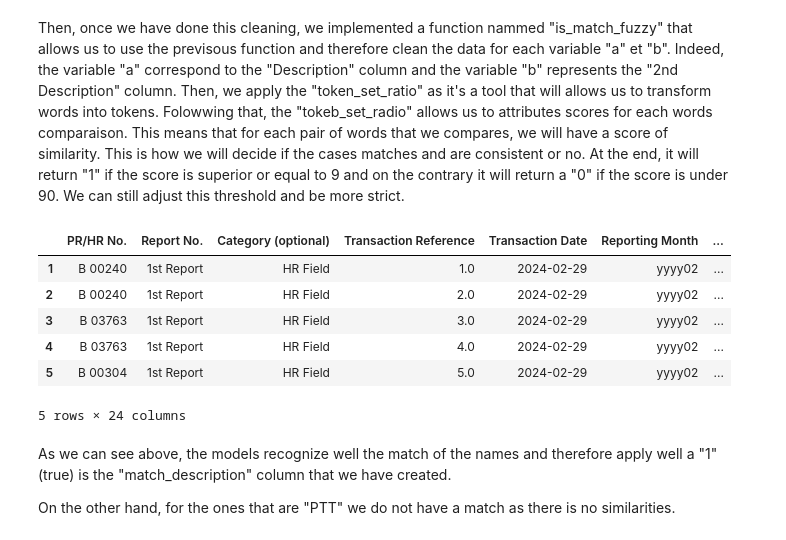
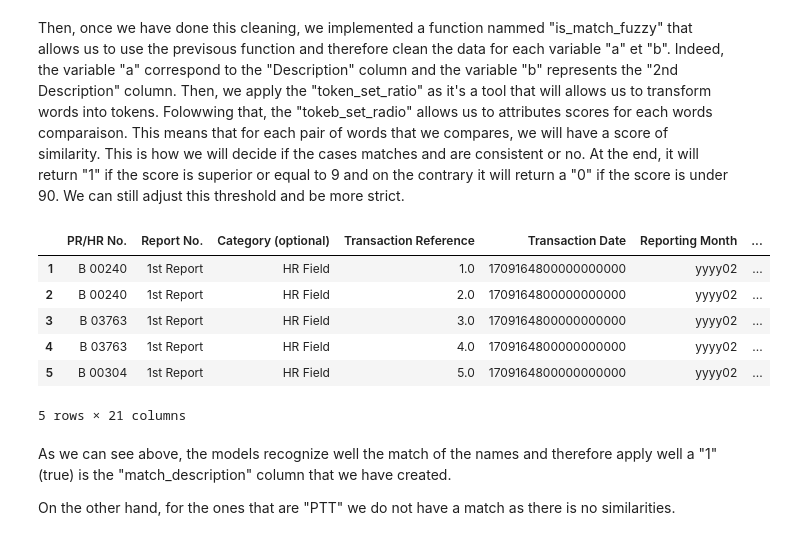
Before and after one commit to MaryaLatif/pi2-zacca, a Jupyter notebook: project.ipynb, the cells around one changed output. Drawn from its saved outputs; the diff is of its cells as text; code cells hidden in the pictures.

```diff
--- a/project.ipynb
+++ b/project.ipynb
@@ -1406,17 +1404,17 @@ def is_match_fuzzy(row, threshold=90):
     score = fuzz.token_set_ratio(a, b)
     return int(score >= threshold)
 
-finance_report["match_description"] = finance_report.apply(is_match_fuzzy, axis=1)
+finance_clean["match_description"] = finance_clean.apply(is_match_fuzzy, axis=1)
 # %%
-finance_report.head()
+finance_clean.head()
 # %% [output]
 |  | PR/HR No. | Report No. | Category (optional) | Transaction Reference | Transaction Date | Reporting Month | ... |
-| 1 | B 00240 | 1st Report | HR Field | 1.0 | 2024-02-29 | yyyy02 | ... |
-| 2 | B 00240 | 1st Report | HR Field | 2.0 | 2024-02-29 | yyyy02 | ... |
-| 3 | B 03763 | 1st Report | HR Field | 3.0 | 2024-02-29 | yyyy02 | ... |
-| 4 | B 03763 | 1st Report | HR Field | 4.0 | 2024-02-29 | yyyy02 | ... |
-| 5 | B 00304 | 1st Report | HR Field | 5.0 | 2024-02-29 | yyyy02 | ... |
+| 1 | B 00240 | 1st Report | HR Field | 1.0 | 1709164800000000000 | yyyy02 | ... |
+| 2 | B 00240 | 1st Report | HR Field | 2.0 | 1709164800000000000 | yyyy02 | ... |
+| 3 | B 03763 | 1st Report | HR Field | 3.0 | 1709164800000000000 | yyyy02 | ... |
+| 4 | B 03763 | 1st Report | HR Field | 4.0 | 1709164800000000000 | yyyy02 | ... |
+| 5 | B 00304 | 1st Report | HR Field | 5.0 | 1709164800000000000 | yyyy02 | ... |
-5 rows × 24 columns
+5 rows × 21 columns
 # %% [markdown]
 As we can see above, the models recognize well the match of the names and therefore apply well a "1" (true) is the "match_description" column that we have created.
 
```
Also changed, not shown: parts of 12 cells of this notebook, 3 other files.
